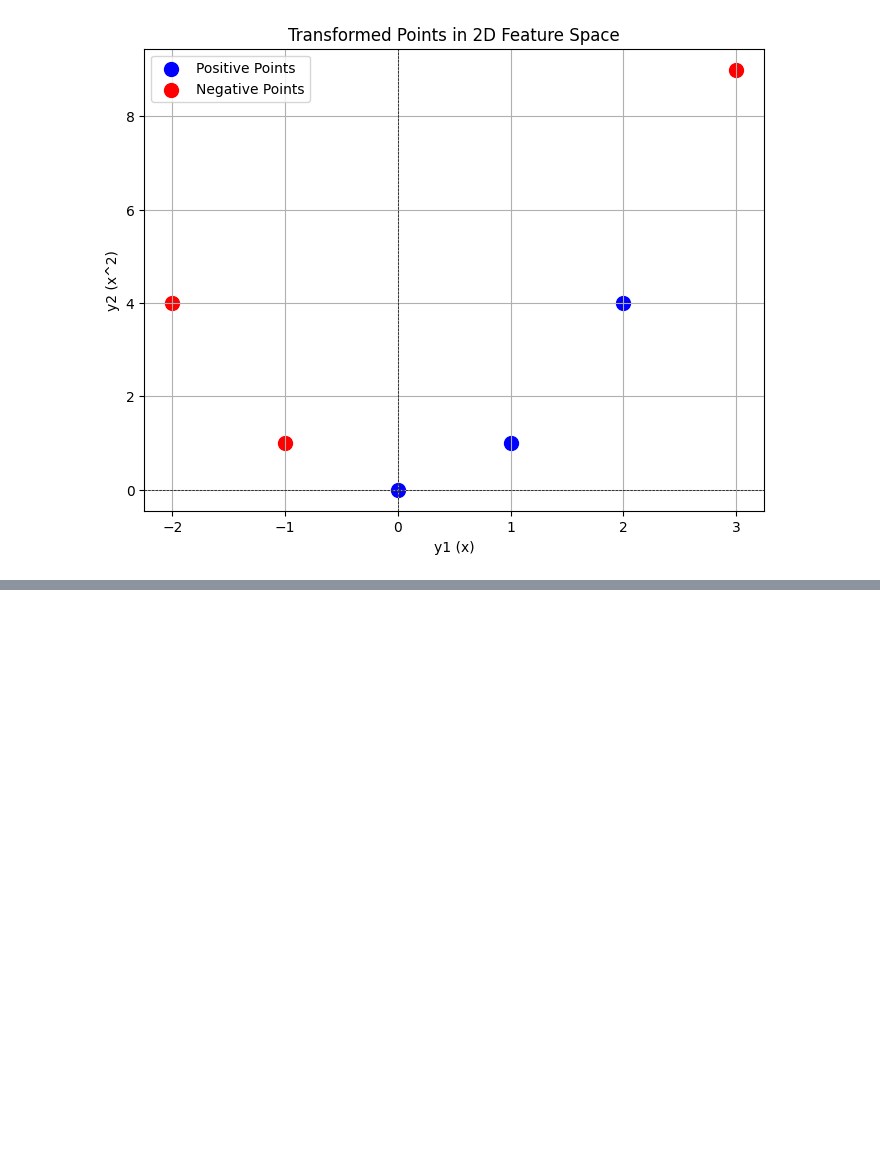
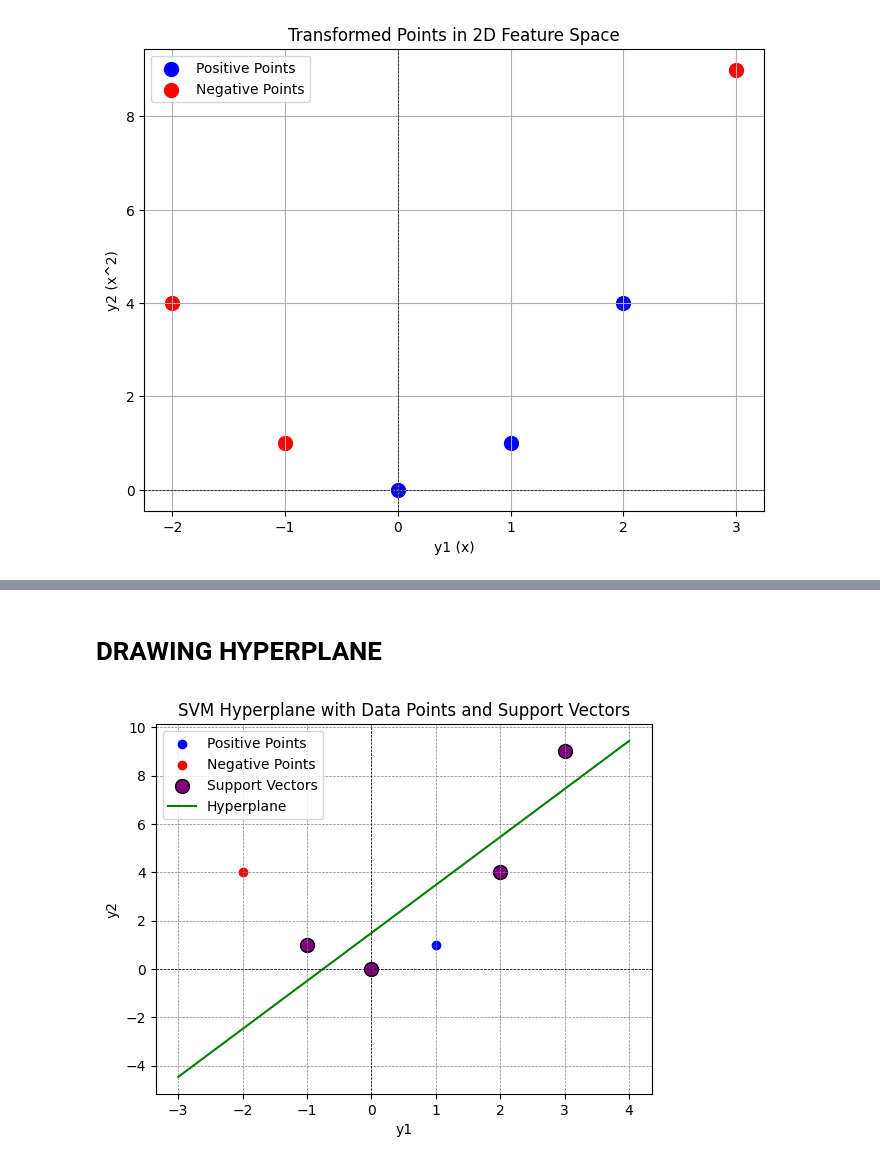
Before and after one commit to kkipngenokoech/MathsRequiredForAI, a Jupyter notebook: latex/HW6/hw6.ipynb, the cells around one changed output, grey strips where cells are left out. Cells and saved outputs as stored; diff of their text form; code cells hidden in the pictures; blank space fills up the shorter version.

```diff
--- a/latex/HW6/hw6.ipynb
+++ b/latex/HW6/hw6.ipynb
@@ -70,0 +86,49 @@ plt.show()
+# %% [markdown]
+# DRAWING HYPERPLANE
+# %%
+import numpy as np
+import matplotlib.pyplot as plt
+
+# Rounded weights and bias
+w1 = 1.33
+w2 = -0.67
+b = 1.0
+
+# Define the hyperplane equation: y2 = (-w1 * y1 - b) / w2
+def hyperplane(y1):
+    return (-w1 * y1 - b) / w2
+
+# Data points
+positive_points = np.array([[0, 0], [1, 1], [2, 4]])
+negative_points = np.array([[-2, 4], [-1, 1], [3, 9]])
+
+# Support vectors (from the alphas)
+support_vectors = np.array([[0, 0], [2, 4], [-1, 1], [3, 9]])
+
+# Generate y1 values for plotting the hyperplane
+y1_values = np.linspace(-3, 4, 100)
+y2_values = hyperplane(y1_values)
+
+# Plot the data points
+plt.scatter(positive_points[:, 0], positive_points[:, 1], color='blue', label='Positive Points')
+plt.scatter(negative_points[:, 0], negative_points[:, 1], color='red', label='Negative Points')
+
+# Plot the support vectors
+plt.scatter(support_vectors[:, 0], support_vectors[:, 1], color='purple', label='Support Vectors', edgecolors='black', s=100, marker='o')
+
+# Plot the hyperplane
+plt.plot(y1_values, y2_values, color='green', label='Hyperplane')
+
+# Add labels and legend
+plt.xlabel('y1')
+plt.ylabel('y2')
+plt.axhline(0, color='black', linewidth=0.5, linestyle='--')
+plt.axvline(0, color='black', linewidth=0.5, linestyle='--')
+plt.grid(color='gray', linestyle='--', linewidth=0.5)
+plt.legend()
+plt.title('SVM Hyperplane with Data Points and Support Vectors')
+
+# Show the plot
+plt.show()
+# %% [output]
+[figure, added]
```
Also changed, not shown: parts of 3 cells of this notebook, 9 other files.
